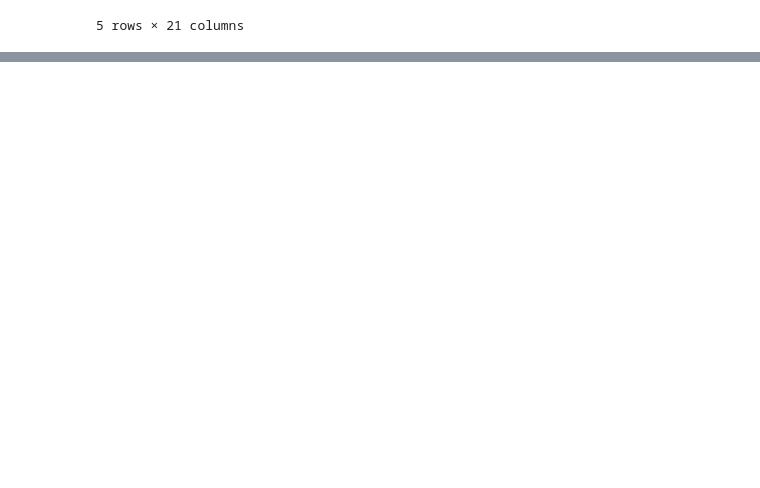
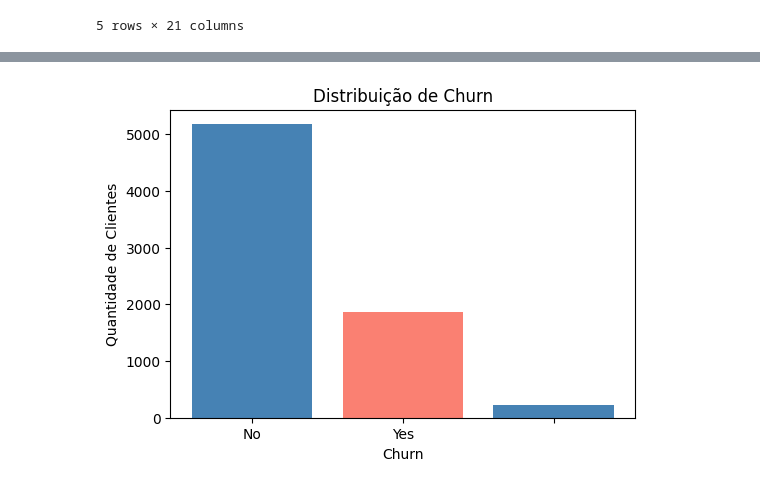
Before and after one commit to PriSonoda/Challenge-Telecom-X, a Jupyter notebook: Untitled0.ipynb, the cells around one changed output, grey strips where cells are left out. Cells and saved outputs as stored; diff of their text form; code cells hidden in the pictures; blank space fills up the shorter version.

```diff
--- a/Untitled0.ipynb
+++ b/Untitled0.ipynb
@@ -22,0 +135,4 @@ df.head()
+# %%
+df['account.Charges.Total'] = pd.to_numeric(df['account.Charges.Total'], errors='coerce')
+# %%
+df['account.Charges.Total'] = df['account.Charges.Total'].fillna(df['account.Charges.Total'].mean())
@@ -22,0 +143,14 @@ df.head()
+# %%
+df = df.drop(columns=['customerID'])
+# %%
+categoricas = [
+    'Churn', 'customer.gender', 'customer.Partner', 'customer.Dependents',
+    'phone.PhoneService', 'phone.MultipleLines', 'internet.InternetService',
+    'internet.OnlineSecurity', 'internet.OnlineBackup',
+    'internet.DeviceProtection', 'internet.TechSupport',
+    'internet.StreamingTV', 'internet.StreamingMovies',
+    'account.Contract', 'account.PaperlessBilling', 'account.PaymentMethod'
+]
+
+for col in categoricas:
+    df[col] = df[col].astype('category')
@@ -22,0 +245,13 @@ df.head()
+# %%
+import matplotlib.pyplot as plt
+
+churn_counts = df['Churn'].value_counts()
+
+plt.figure(figsize=(6,4))
+plt.bar(churn_counts.index, churn_counts.values, color=['steelblue', 'salmon'])
+plt.title('Distribuição de Churn')
+plt.xlabel('Churn')
+plt.ylabel('Quantidade de Clientes')
+plt.show()
+# %% [output]
+[figure, added]
```
Also changed, not shown: parts of 26 cells of this notebook.
